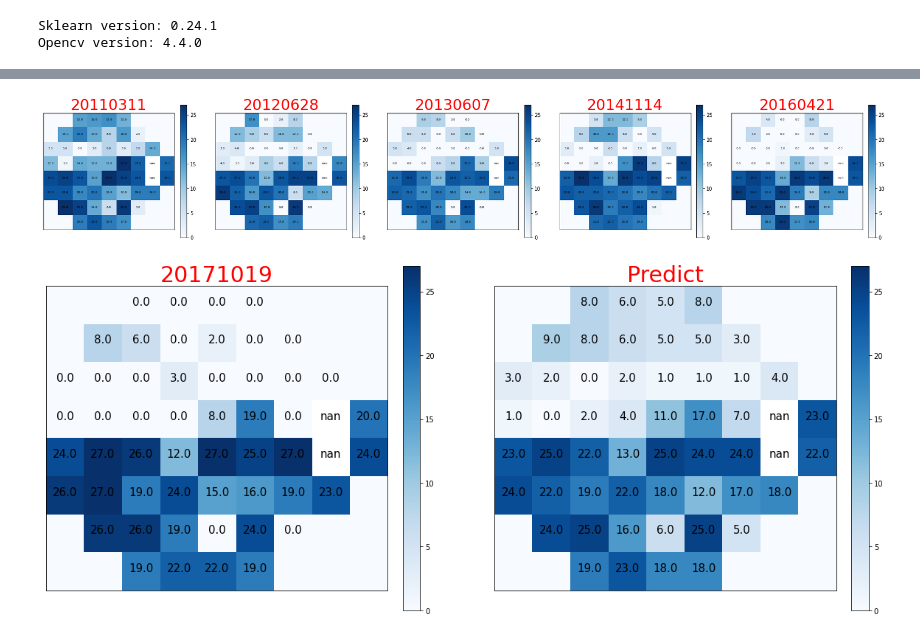
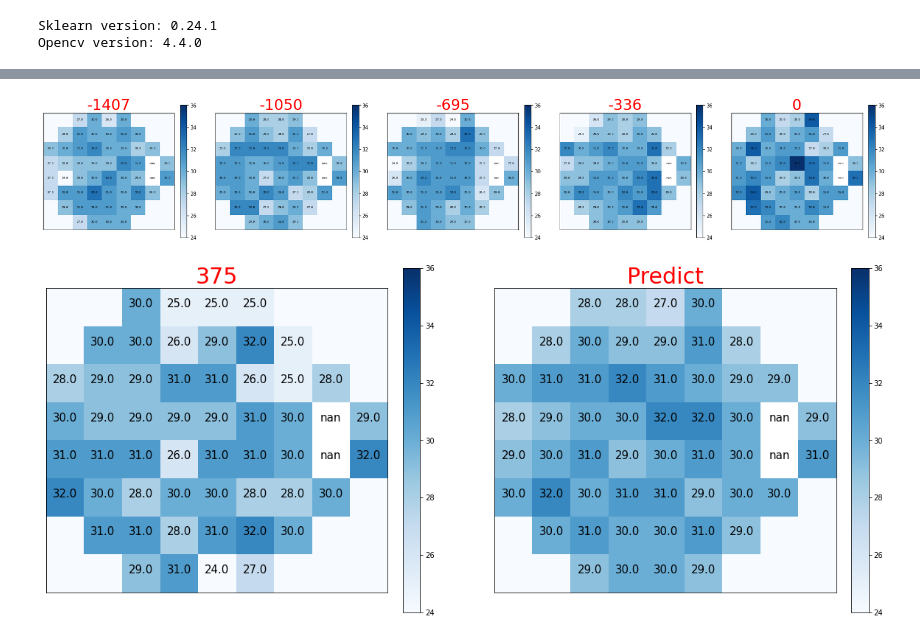
Before and after one commit to herjh0405/Glaucoma, a Jupyter notebook: 003.Predict_Glaucoma.ipynb, the cells around one changed output, grey strips where cells are left out. Cells and saved outputs as stored; diff of their text form; code cells hidden in the pictures.

```diff
--- a/003.Predict_Glaucoma.ipynb
+++ b/003.Predict_Glaucoma.ipynb
@@ -32,7 +32,8 @@ pd.set_option('display.float_format', None)
 pd.set_option('display.max_columns', 100)
 pd.set_option('display.max_rows', 100)
 # %%
-df_sam2_ori = pd.read_csv('./data/want_data.csv')
+# df_sam2_ori = pd.read_csv('./data/want_data.csv')
+df_sam2_ori = pd.read_csv('data.csv')
 # %%
 predict_THV = pd.read_csv('./data/predict_THV.csv')
 predict_TDP = pd.read_csv('./data/predict_TDP.csv')
@@ -146,7 +145,7 @@ def show_person(value, pid):
 
     plt.show()
 # %%
-show_person('THV', 8)
+show_person('THV', 1)
 # %% [output]
-[figure, old version]
+[figure, new version]
-[figure, old version]
+[figure, new version]
```
Also changed, not shown: parts of 1 cell of this notebook, 3 other files.
